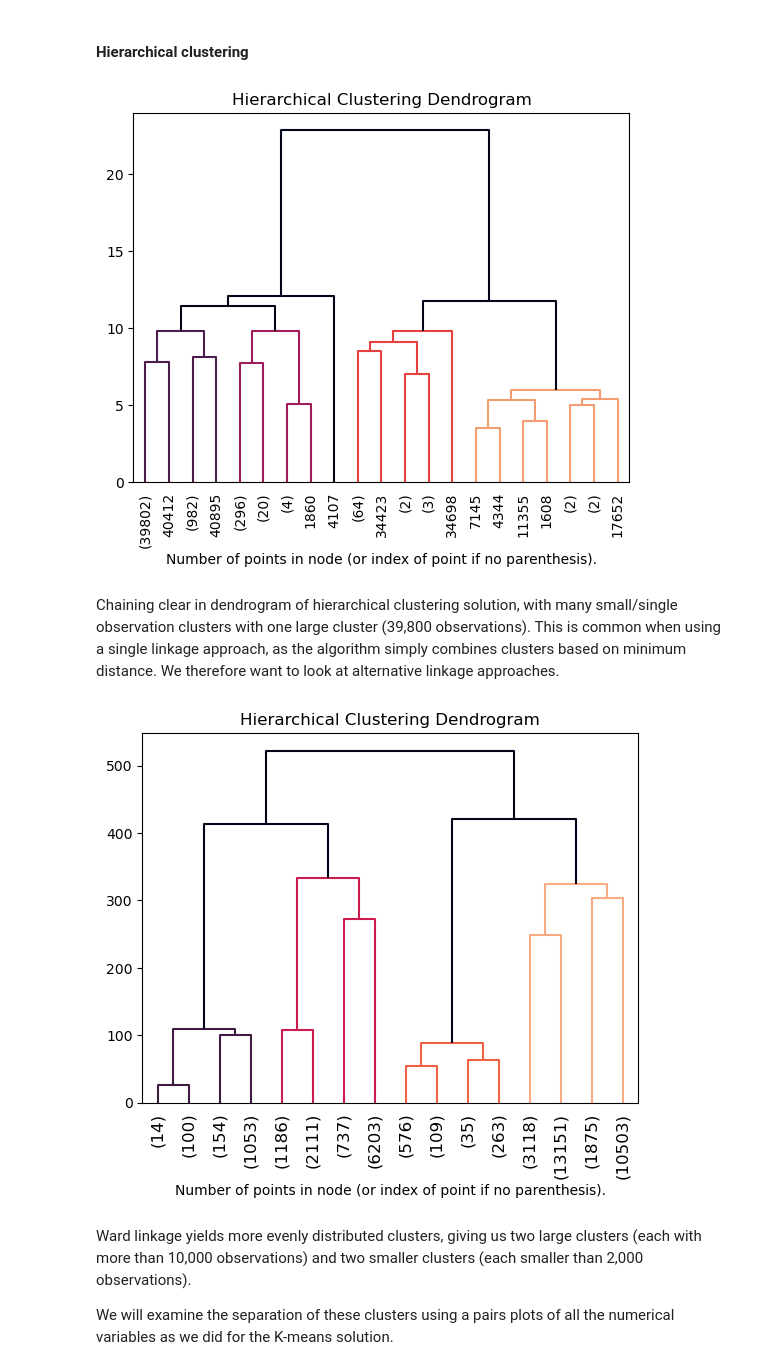
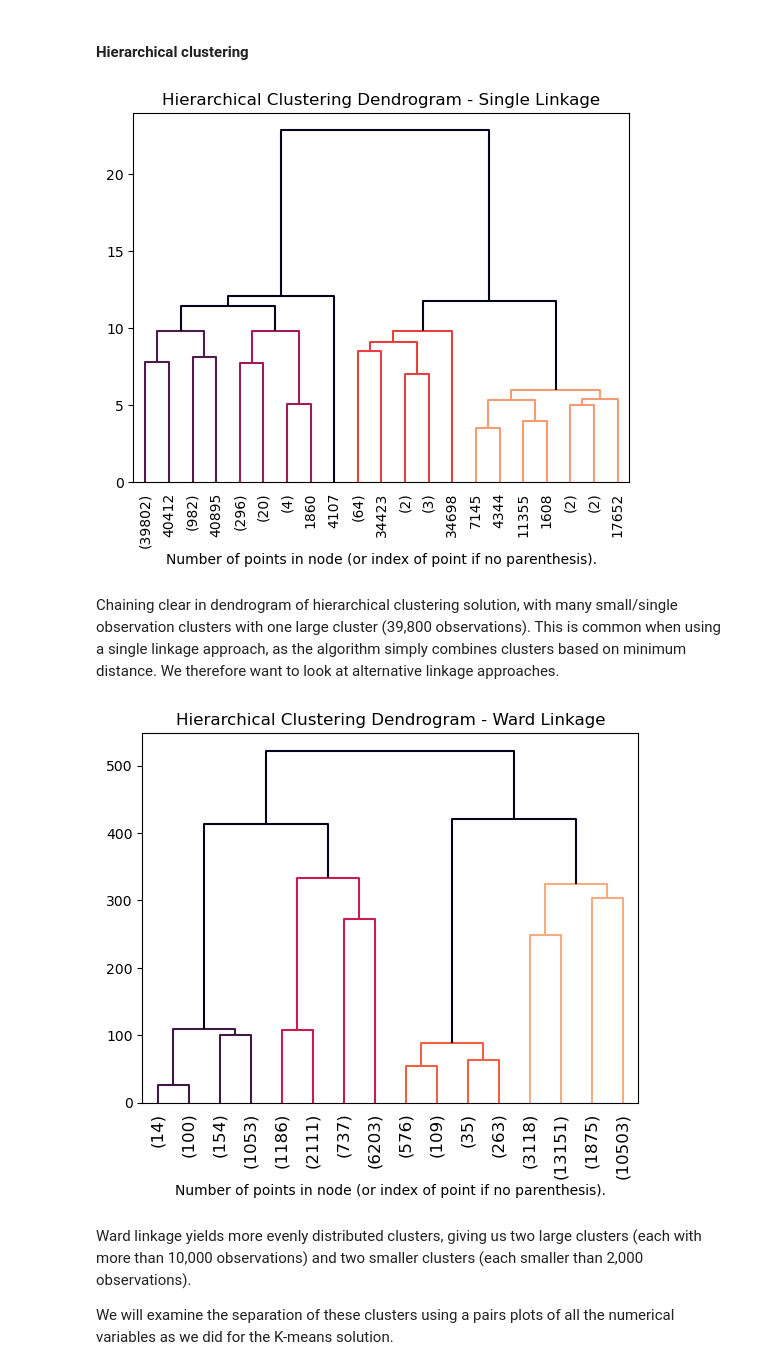
Before and after one commit to gav-conn/ML-Group-Project, a Jupyter notebook: main.ipynb, the cells around one changed output. Saved outputs shown, nothing was run; the diff lists cells and outputs as text; code cells hidden in the pictures.

```diff
--- a/main.ipynb
+++ b/main.ipynb
@@ -607,7 +615,7 @@ Create silhouette plots for K-Means solutions with K varying from 2 to 6.
 
 This will allow us to compare the solutions provided by each value of K, and determine which best suits our data.
 # %%
-range_n_clusters = range(2, 7)
+range_n_clusters = range(2, 8)
 
 for n_clusters in range_n_clusters:
 
@@ -746,16 +751,16 @@ HClust_single = HC_single.fit(df_scaled)
 # %%
 cmap = mpl.cm.get_cmap(name='rocket', lut = 6)
 colors_hex = [mpl.colors.to_hex(i) for i in cmap.colors]
 
 hier.set_link_color_palette(palette=colors_hex[1:])
-plt.title("Hierarchical Clustering Dendrogram")
+plt.title("Hierarchical Clustering Dendrogram - Single Linkage")
 # plot the top five levels of the dendrogram
 plot_dendrogram(HClust_single, truncate_mode="level", p=4, color_threshold=10, above_threshold_color=colors_hex[0])
 plt.xlabel("Number of points in node (or index of point if no parenthesis).")
 plt.xticks(rotation='vertical')
 plt.show()
 # %% [output]
-[figure, old version]
+[figure, new version]
 # %% [markdown]
 Chaining clear in dendrogram of hierarchical clustering solution, with many small/single observation clusters with one large cluster (39,800 observations). This is common when using a single linkage approach, as the algorithm simply combines clusters based on minimum distance. We therefore want to look at alternative linkage approaches.
 # %%
@@ -766,14 +771,14 @@ cmap = mpl.cm.get_cmap(name='rocket', lut = 7)
 colors_hex = [mpl.colors.to_hex(i) for i in cmap.colors]
 del colors_hex[2]
 hier.set_link_color_palette(palette=colors_hex[1:-1])
-plt.title("Hierarchical Clustering Dendrogram")
+plt.title("Hierarchical Clustering Dendrogram - Ward Linkage")
 # plot the top five levels of the dendrogram
 plot_dendrogram(HClust_Ward, truncate_mode="level", p=3, color_threshold=350, above_threshold_color=colors_hex[0])
 plt.xlabel("Number of points in node (or index of point if no parenthesis).")
 plt.xticks(rotation='vertical')
 plt.show()
 # %% [output]
-[figure, old version]
+[figure, new version]
 # %% [markdown]
 Ward linkage yields more evenly distributed clusters, giving us two large clusters (each with more than 10,000 observations) and two smaller clusters (each smaller than 2,000 observations).
 
```
Also changed, not shown: parts of 25 cells of this notebook, 1 other file.
